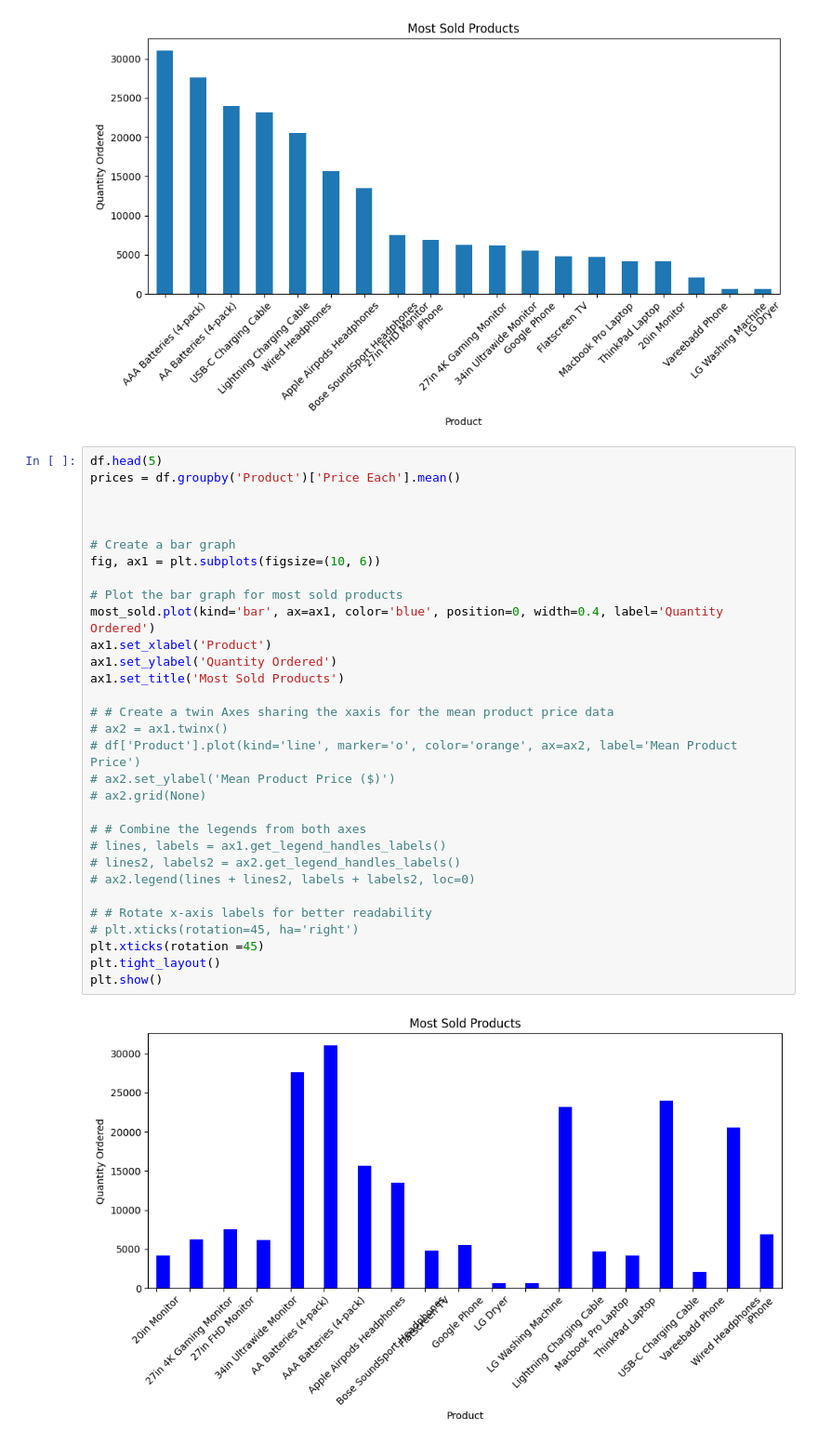
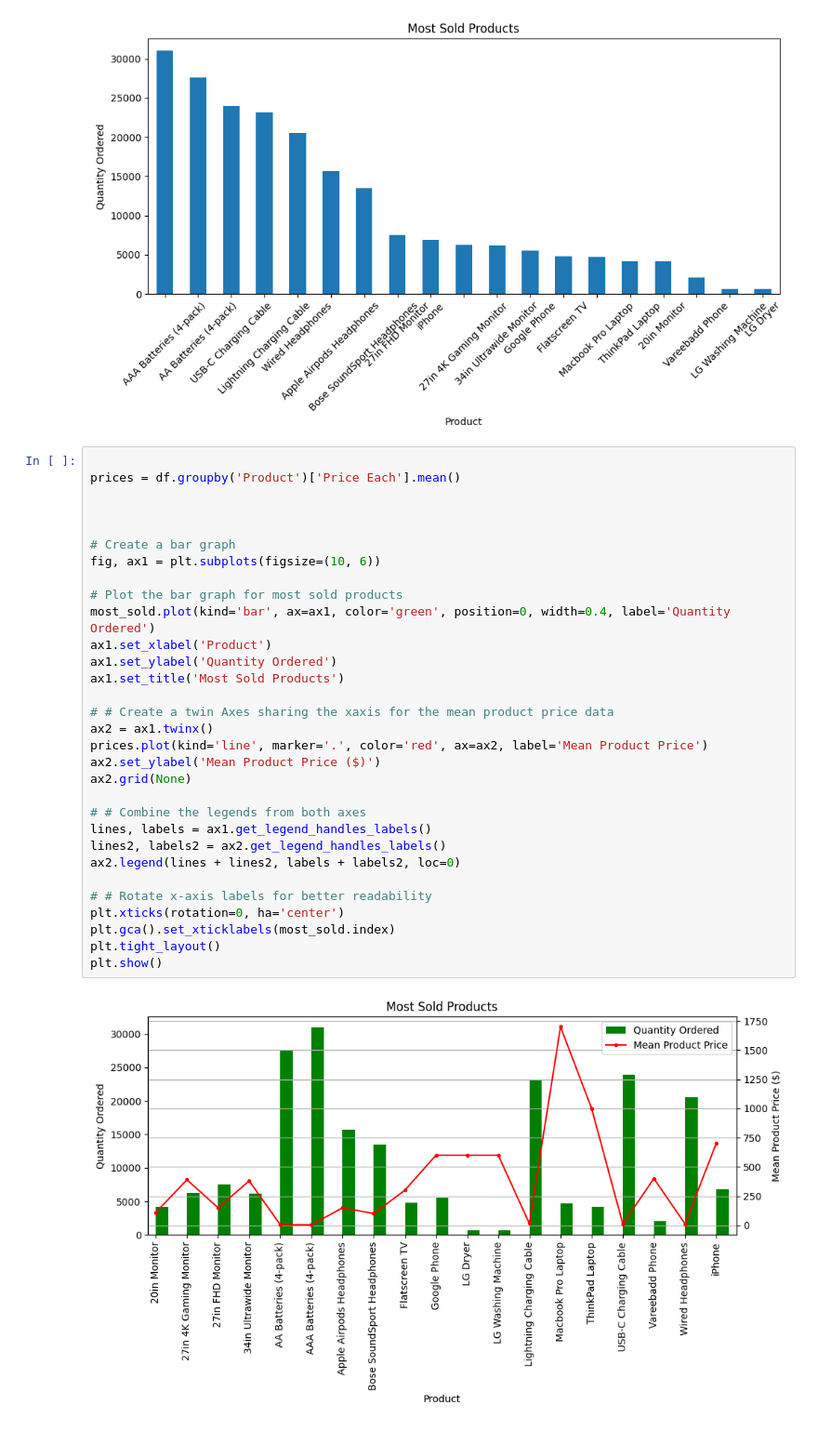
Before and after one commit to robbymumo/Sales-Data-Analysis, a Jupyter notebook: Sales-Data-Analysis.ipynb, the cells around one changed output. Shown: that part at 93% size. Saved outputs shown, nothing was run; the diff lists cells and outputs as text.

```diff
--- a/Sales-Data-Analysis.ipynb
+++ b/Sales-Data-Analysis.ipynb
@@ -220,35 +281,35 @@ plt.show()
 # %% [output]
 [figure]
 # %%
-df.head(5)
+
 prices = df.groupby('Product')['Price Each'].mean()
 
 
 
 # Create a bar graph
 fig, ax1 = plt.subplots(figsize=(10, 6))
 
 # Plot the bar graph for most sold products
-most_sold.plot(kind='bar', ax=ax1, color='blue', position=0, width=0.4, label='Quantity Ordered')
+most_sold.plot(kind='bar', ax=ax1, color='green', position=0, width=0.4, label='Quantity Ordered')
 ax1.set_xlabel('Product')
 ax1.set_ylabel('Quantity Ordered')
 ax1.set_title('Most Sold Products')
 
 # # Create a twin Axes sharing the xaxis for the mean product price data
-# ax2 = ax1.twinx()
-# df['Product'].plot(kind='line', marker='o', color='orange', ax=ax2, label='Mean Product Price')
-# ax2.set_ylabel('Mean Product Price ($)')
-# ax2.grid(None)
+ax2 = ax1.twinx()
+prices.plot(kind='line', marker='.', color='red', ax=ax2, label='Mean Product Price')
+ax2.set_ylabel('Mean Product Price ($)')
+ax2.grid(None)
 
 # # Combine the legends from both axes
-# lines, labels = ax1.get_legend_handles_labels()
-# lines2, labels2 = ax2.get_legend_handles_labels()
-# ax2.legend(lines + lines2, labels + labels2, loc=0)
+lines, labels = ax1.get_legend_handles_labels()
+lines2, labels2 = ax2.get_legend_handles_labels()
+ax2.legend(lines + lines2, labels + labels2, loc=0)
 
 # # Rotate x-axis labels for better readability
-# plt.xticks(rotation=45, ha='right')
-plt.xticks(rotation =45)
+plt.xticks(rotation=0, ha='center')
+plt.gca().set_xticklabels(most_sold.index)
 plt.tight_layout()
 plt.show()
 # %% [output]
-[figure, old version]
+[figure, new version]
```
Also changed, not shown: parts of 5 cells of this notebook.
